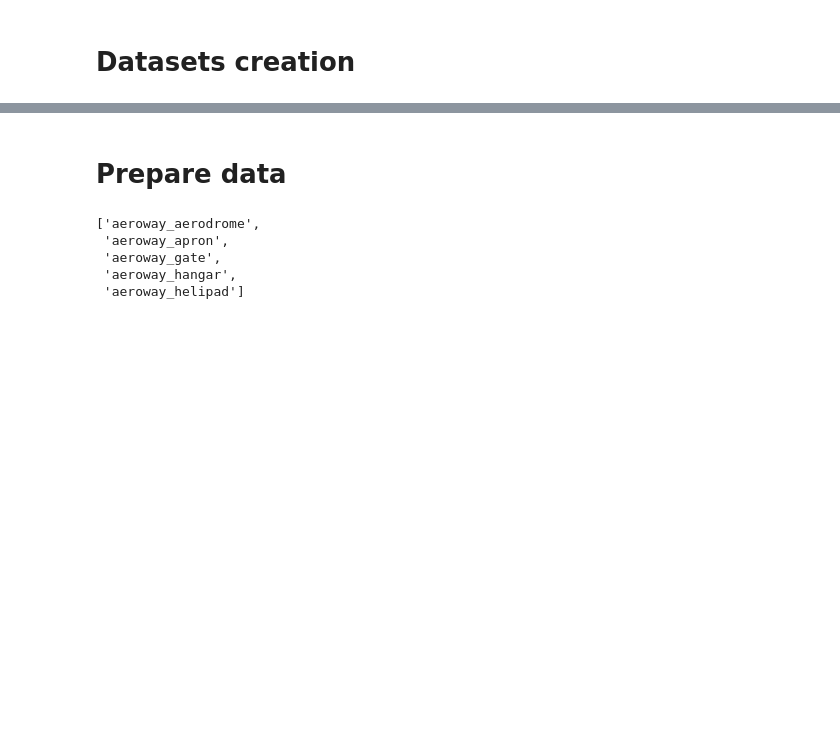
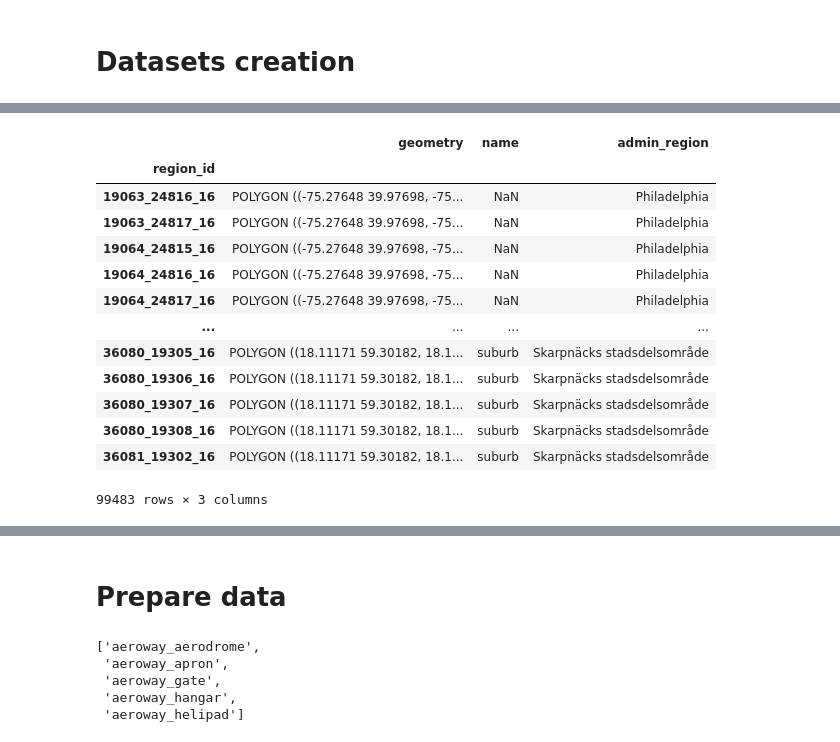
Before and after one commit to kraina-ai/map_diffusion, a Jupyter notebook: workflow_raster/3.hf_dataset.ipynb, the cells around one changed output, grey strips where cells are left out. Drawn from its saved outputs; the diff is of its cells as text; code cells hidden in the pictures; blank space fills up the shorter version.

```diff
--- a/workflow_raster/3.hf_dataset.ipynb
+++ b/workflow_raster/3.hf_dataset.ipynb
@@ -14,0 +132,21 @@ from map_generation.osm_dataset import TextToImageDataset
+# %%
+pds = []
+for file in os.listdir("../data/admins"):
+    pds.append(pd.read_pickle(f"../data/admins/{file}"))
+df = pd.concat(pds)
+df
+# %% [output]
+|  | geometry | name | admin_region |
+| region_id |  |  |  |
+| 19063_24816_16 | POLYGON ((-75.27648 39.97698, -75... | NaN | Philadelphia |
+| 19063_24817_16 | POLYGON ((-75.27648 39.97698, -75... | NaN | Philadelphia |
+| 19064_24815_16 | POLYGON ((-75.27648 39.97698, -75... | NaN | Philadelphia |
+| 19064_24816_16 | POLYGON ((-75.27648 39.97698, -75... | NaN | Philadelphia |
+| 19064_24817_16 | POLYGON ((-75.27648 39.97698, -75... | NaN | Philadelphia |
+| ... | ... | ... | ... |
+| 36080_19305_16 | POLYGON ((18.11171 59.30182, 18.1... | suburb | Skarpnäcks stadsdelsområde |
+| 36080_19306_16 | POLYGON ((18.11171 59.30182, 18.1... | suburb | Skarpnäcks stadsdelsområde |
+| 36080_19307_16 | POLYGON ((18.11171 59.30182, 18.1... | suburb | Skarpnäcks stadsdelsområde |
+| 36080_19308_16 | POLYGON ((18.11171 59.30182, 18.1... | suburb | Skarpnäcks stadsdelsområde |
+| 36081_19302_16 | POLYGON ((18.11171 59.30182, 18.1... | suburb | Skarpnäcks stadsdelsområde |
+99483 rows × 3 columns
```
Also changed, not shown: parts of 15 cells of this notebook, 6 other files.
